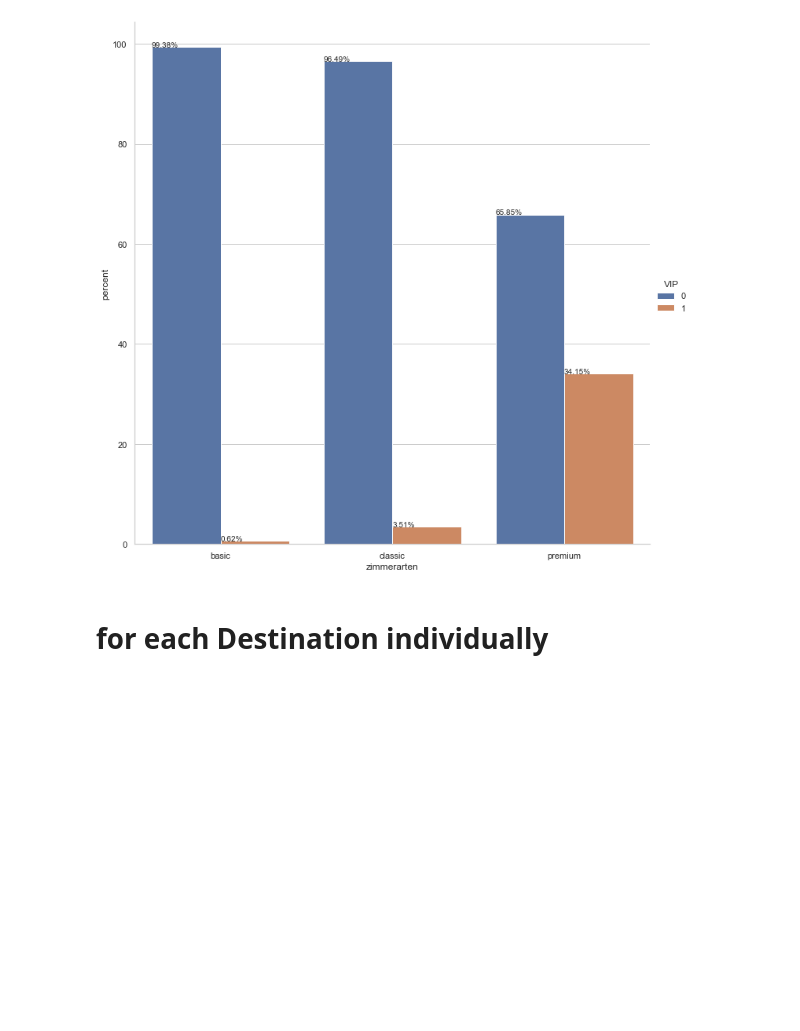
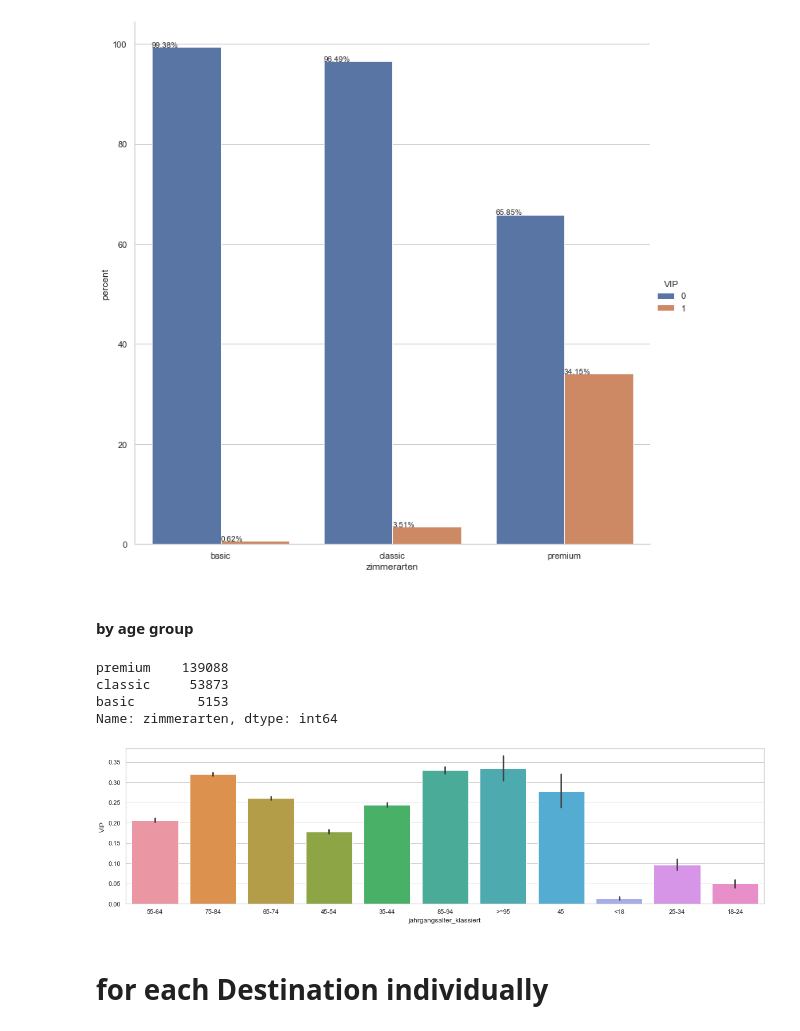
Before and after one commit to argv1/Booking-Prediction-EDA, a Jupyter notebook: 2-Features_and_EDA.ipynb, the cells around one changed output. Cells and saved outputs as stored; diff of their text form; code cells hidden in the pictures; blank space fills up the shorter version.

```diff
--- a/2-Features_and_EDA.ipynb
+++ b/2-Features_and_EDA.ipynb
@@ -1038,6 +958,18 @@ for p in g.ax.patches:
     g.ax.text(txt_x,txt_y,txt)
 # %% [output]
 [figure]
+# %% [markdown]
+####  by age group
+# %%
+print(df.zimmerarten.value_counts())
+plt.figure(figsize=(20,5))
+ax = sns.barplot(x="jahrgangsalter_klassiert", y="VIP", data=df)
+# %% [output]
+premium    139088
+classic     53873
+basic        5153
+Name: zimmerarten, dtype: int64
+[figure, added]
 # %% [markdown]
 # for each Destination individually
 # %%
```
Also changed, not shown: parts of 36 cells of this notebook.
